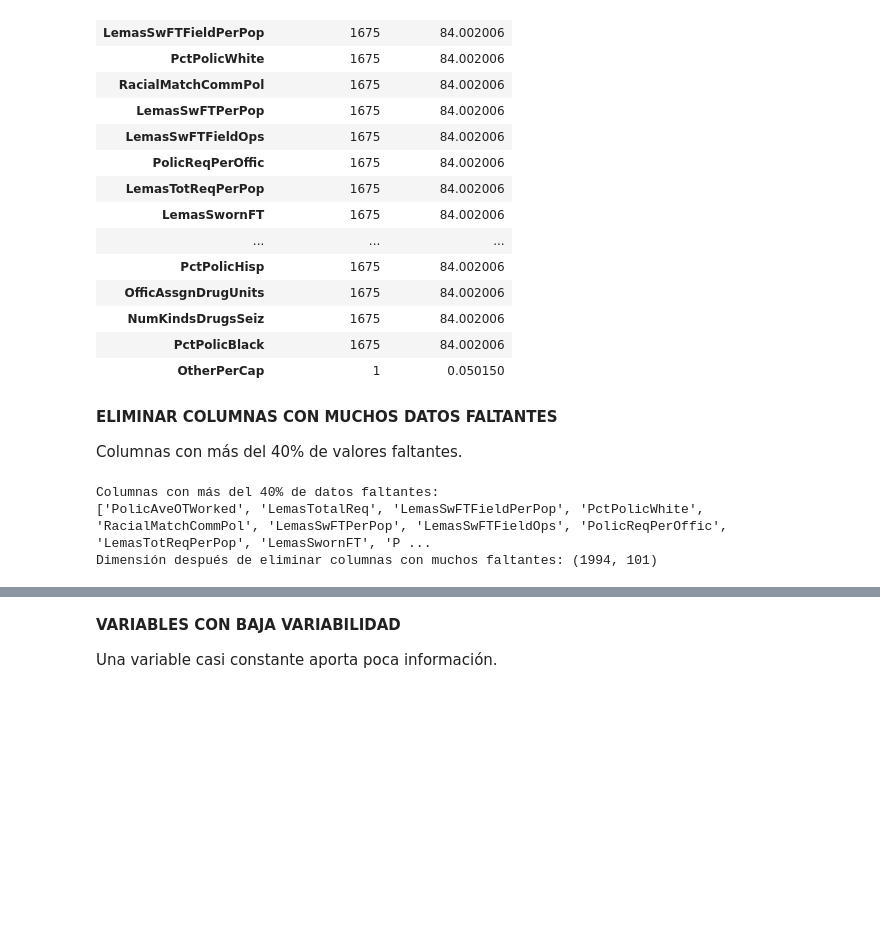
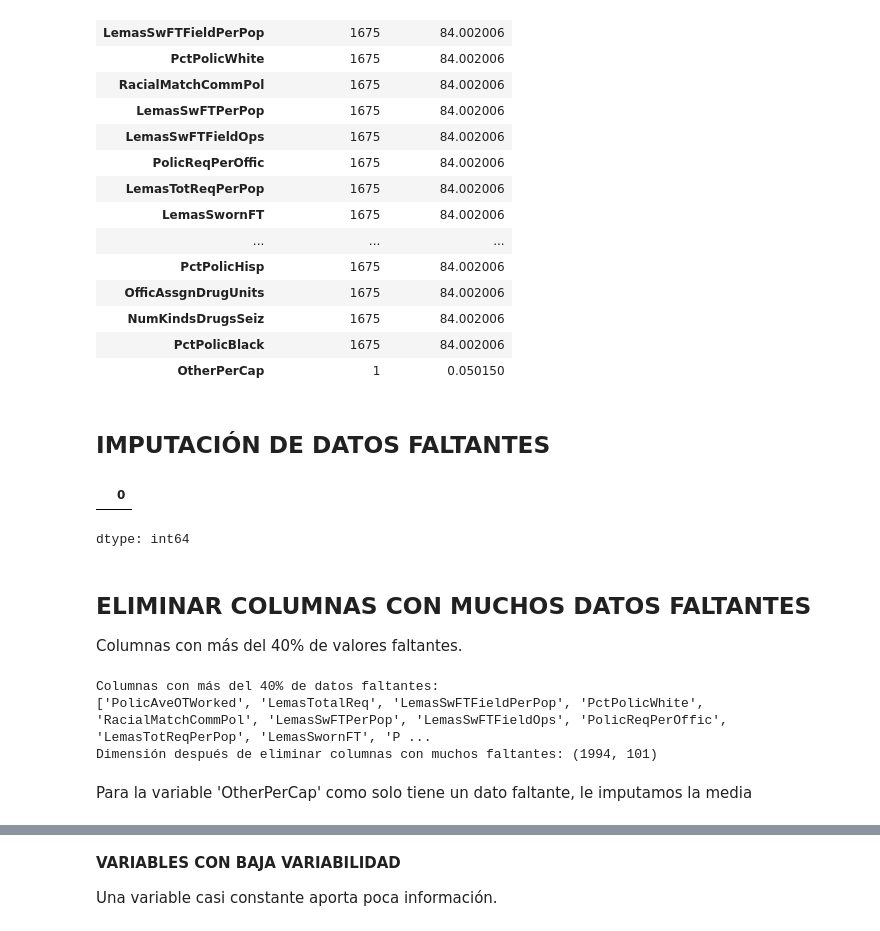
Before and after one commit to josemesa0112/machine-learning-repository, a Jupyter notebook: Machine_Learning_applied_to_Crime_Prediction.ipynb, the cells around one changed output, grey strips where cells are left out. Drawn from its saved outputs; the diff is of its cells as text; code cells hidden in the pictures; blank space fills up the shorter version.

Commit message:
imputation of data by svm

```diff
--- a/Machine_Learning_applied_to_Crime_Prediction.ipynb
+++ b/Machine_Learning_applied_to_Crime_Prediction.ipynb
@@ -149,8 +169,21 @@ missing_table[missing_table["missing_values"] > 0].head(30)
 | NumKindsDrugsSeiz | 1675 | 84.002006 |
 | PctPolicBlack | 1675 | 84.002006 |
 | OtherPerCap | 1 | 0.050150 |
+# %% [markdown]
+## **IMPUTACIÓN DE DATOS FALTANTES**
+# %%
+svmImputer = SVR(kernel='rbf')
+
+svmImputer = IterativeImputer(estimator = svmImputer, max_iter=10, random_state=42)
+
+df_model_imputed = pd.DataFrame(svmImputer.fit_transform(df_model), columns=df_model.columns)
+# %%
+df_model_imputed.isna().sum()[df_model_imputed.isna().sum() != 0] #verificando los datos faltantes luego de la imputación
+# %% [output]
+|  | 0 |
+dtype: int64
 # %% [markdown]
-**ELIMINAR COLUMNAS CON MUCHOS DATOS FALTANTES**
+## **ELIMINAR COLUMNAS CON MUCHOS DATOS FALTANTES**
 
 Columnas con más del 40% de valores faltantes.
 # %%
@@ -174,3 +207,5 @@ print("Dimensión después de eliminar columnas con muchos faltantes:", df_model
 Columnas con más del 40% de datos faltantes:
 ['PolicAveOTWorked', 'LemasTotalReq', 'LemasSwFTFieldPerPop', 'PctPolicWhite', 'RacialMatchCommPol', 'LemasSwFTPerPop', 'LemasSwFTFieldOps', 'PolicReqPerOffic', 'LemasTotReqPerPop', 'LemasSwornFT', 'P ...
 Dimensión después de eliminar columnas con muchos faltantes: (1994, 101)
+# %% [markdown]
+Para la variable 'OtherPerCap' como solo tiene un dato faltante, le imputamos la media
```
Also changed, not shown: parts of 28 cells of this notebook.
